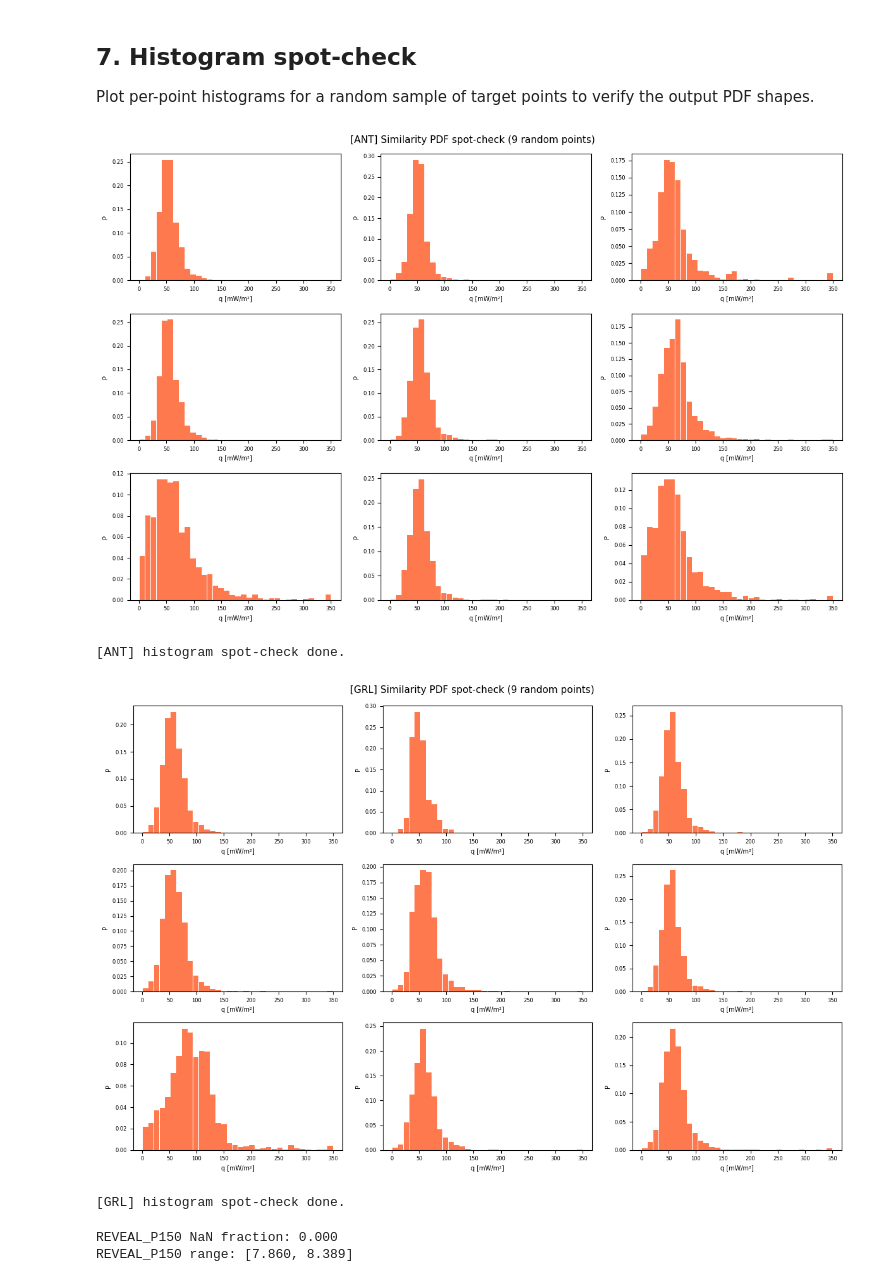
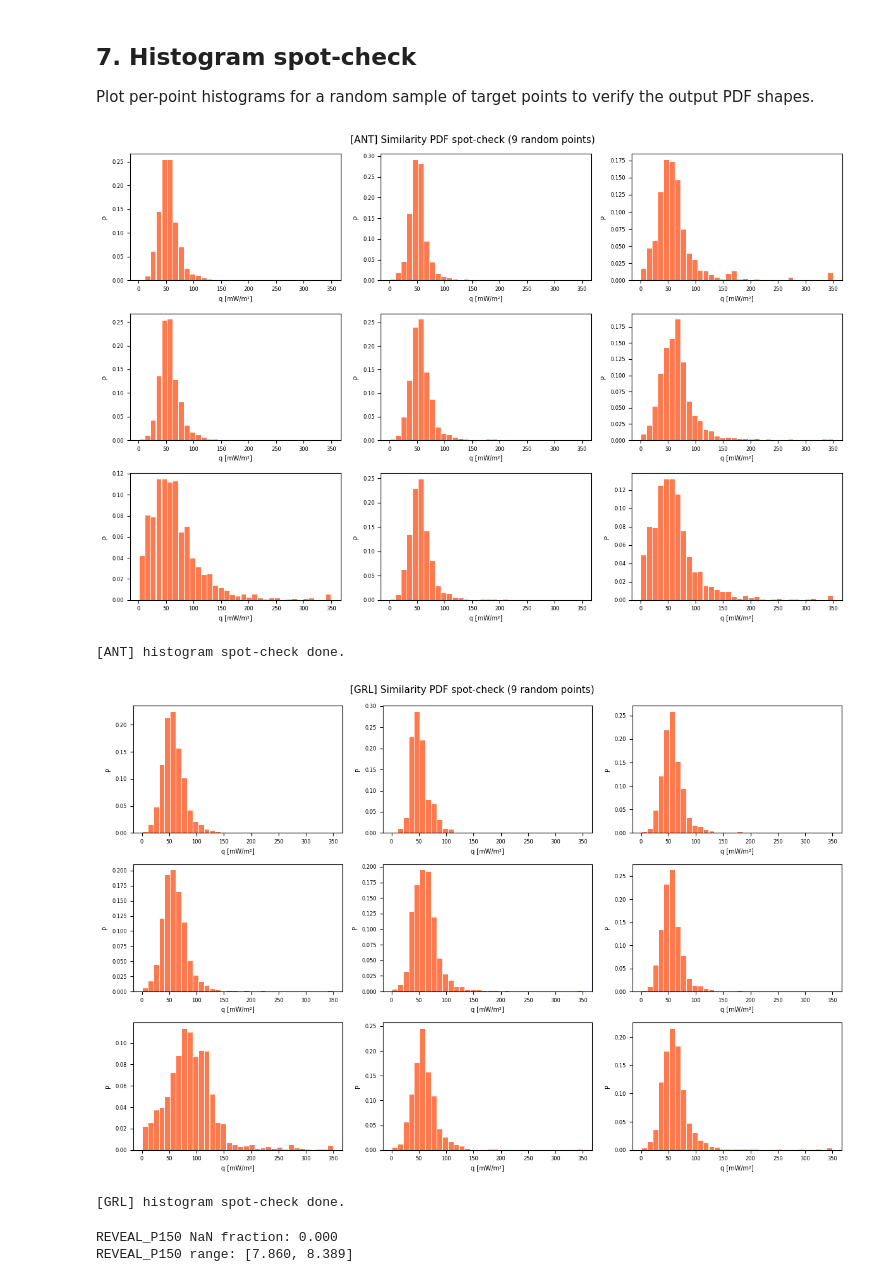
Before and after one commit to TobbeTripitaka/Aq2, a Jupyter notebook: 5c_SIM_TARGETS.ipynb, the cells around one changed output. Drawn from its saved outputs; the diff is of its cells as text; code cells hidden in the pictures.

```diff
--- a/5c_SIM_TARGETS.ipynb
+++ b/5c_SIM_TARGETS.ipynb
@@ -555,7 +555,7 @@ for label, ds in results_sim_ds.items():
             continue
         print(f'  {v:25s} mean={fin.mean()*1e3:.1f} '
               f'std={fin.std()*1e3:.1f} '
-              f'[{fin.min()*1e3:.1f}, {fin.max()*1e3:.1f}] mW/m²')dd
+              f'[{fin.min()*1e3:.1f}, {fin.max()*1e3:.1f}] mW/m²')
 # %% [output]
 [ANT] variables:
   sim_q50_raw               mean=61.1 std=8.4 [46.4, 155.9] mW/m²
@@ -611,39 +611,38 @@ for label, ds in results_sim_ds.items():
 
 Plot per-point histograms for a random sample of target points to verify the output PDF shapes.
 # %%
-
 
 rng = np.random.default_rng(42)
 
 for label, ds in results_sim_ds.items():
     if 'sim_hist' not in ds:
         continue
     hist_arr = ds['sim_hist'].values          # (ny, nx, n_bins)
     ny, nx, nb = hist_arr.shape
     flat_hist = hist_arr.reshape(-1, nb)
 
     # pick 9 random finite-histogram points
     row_sums  = flat_hist.sum(axis=1)
     valid_idx = np.where(row_sums > 0)[0]
     n_show    = min(9, len(valid_idx))
     sample    = rng.choice(valid_idx, n_show, replace=False)
 
     fig, axes = plt.subplots(3, 3, figsize=(12, 8))
     for ax, idx in zip(axes.ravel(), sample):
         ax.bar(bin_centres * 1e3, flat_hist[idx] * HIST_BIN_WIDTH,
-               width=HIST_BIN_WIDTH * 1e3, color='#FF5722', alpha=0.8)
+               width=HIST_BIN_WIDTH * 1e3*0.9, color='#FF5722', alpha=0.8)
         ax.set_xlabel('q [mW/m²]', fontsize=7)
         ax.set_ylabel('P', fontsize=7)
         ax.tick_params(labelsize=6)
     fig.suptitle(f'[{label.upper()}] Similarity PDF spot-check (9 random points)',
                  fontsize=11)
     fig.tight_layout()
     plt.show()
     print(f'[{label.upper()}] histogram spot-check done.')
 # %% [output]
-[figure, old version]
+[figure, new version]
 [ANT] histogram spot-check done.
-[figure, old version]
+[figure, new version]
 [GRL] histogram spot-check done.
 # %%
 import pandas as pd
```
Also changed, not shown: parts of 3 cells of this notebook.
